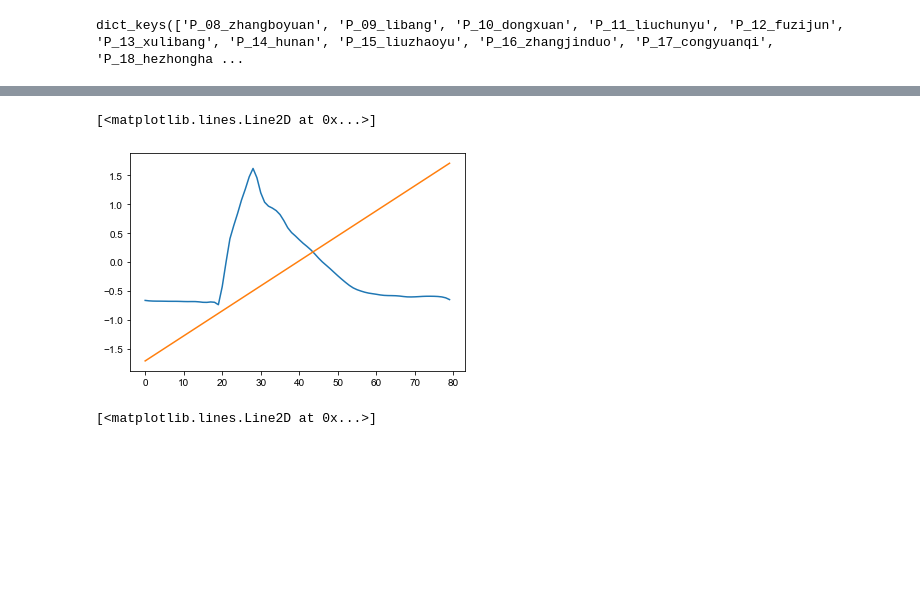
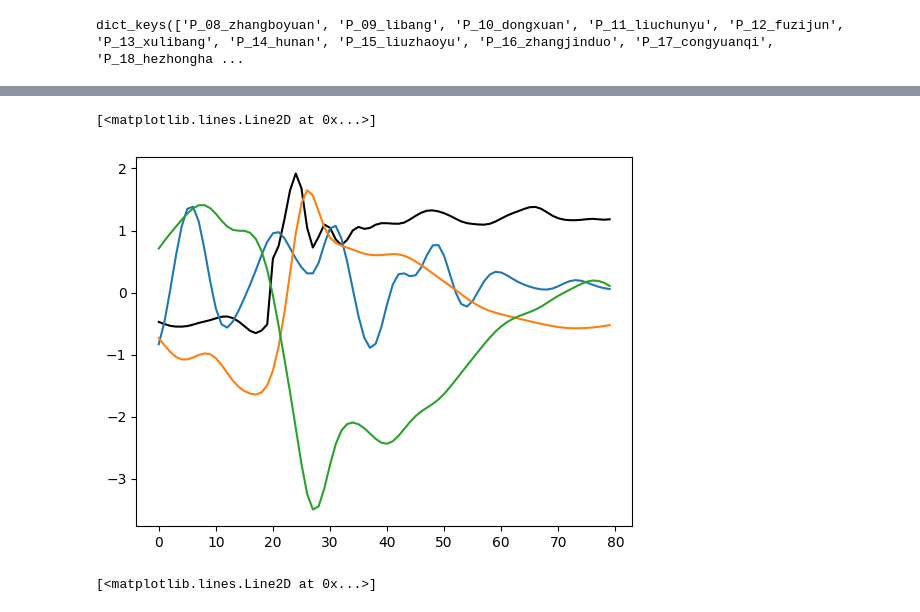
Before and after one commit to sunzhon/transfer_learning_for_droplanding, a Jupyter notebook: jupyter-lab/training_data_analysis.ipynb, the cells around one changed output, grey strips where cells are left out. Drawn from its saved outputs; the diff is of its cells as text; code cells hidden in the pictures; blank space fills up the shorter version.

Commit message:
optimize data augmentation method

```diff
--- a/jupyter-lab/training_data_analysis.ipynb
+++ b/jupyter-lab/training_data_analysis.ipynb
@@ -47,3 +49,3 @@ dict_keys(['P_08_zhangboyuan', 'P_09_libang', 'P_10_dongxuan', 'P_11_liuchunyu',
 # %%
-subjects_trials_dataset = pro_rd.load_subjects_dataset(h5_file_name = os.path.join(DATA_PATH,'selected_data','5trials_11subjects_kam_norm_landing_data.hdf5'))
+kam_subjects_trials_dataset = pro_rd.load_subjects_dataset(h5_file_name = os.path.join(DATA_PATH,'selection','selection_15sub_25tri_kam_norm_landing_data.hdf5'))
 # %%
@@ -60,9 +83,11 @@ subjects_trials_dataset['P_14_hunan']['03'].head()
 # %%
-plt.plot(subjects_trials_dataset['P_14_hunan']['03']['R_KNEE_MOMENT_X'])
-plt.plot(subjects_trials_dataset['P_14_hunan']['03']['TIME'])
+plt.plot(kam_subjects_trials_dataset['P_14_hunan']['03']['R_KNEE_MOMENT_Y'],'k')
+plt.plot(kam_subjects_trials_dataset['P_14_hunan']['03']['CHEST_Accel_X'])
+plt.plot(kam_subjects_trials_dataset['P_14_hunan']['03']['CHEST_Accel_Y'])
+plt.plot(kam_subjects_trials_dataset['P_14_hunan']['03']['CHEST_Accel_Z'])
 # %% [output]
 [<matplotlib.lines.Line2D at 0x...>]
-[figure, old version]
+[figure, new version]
 # %%
 plt.plot(subjects_trials_dataset['P_19_xiongyihui']['02']['R_FOOT_Accel_X'],'r-')
 plt.plot(subjects_trials_dataset['P_20_xuanweicheng']['03']['R_FOOT_Accel_X'],'g-.')
```
Also changed, not shown: parts of 12 cells of this notebook, 16 other files.
